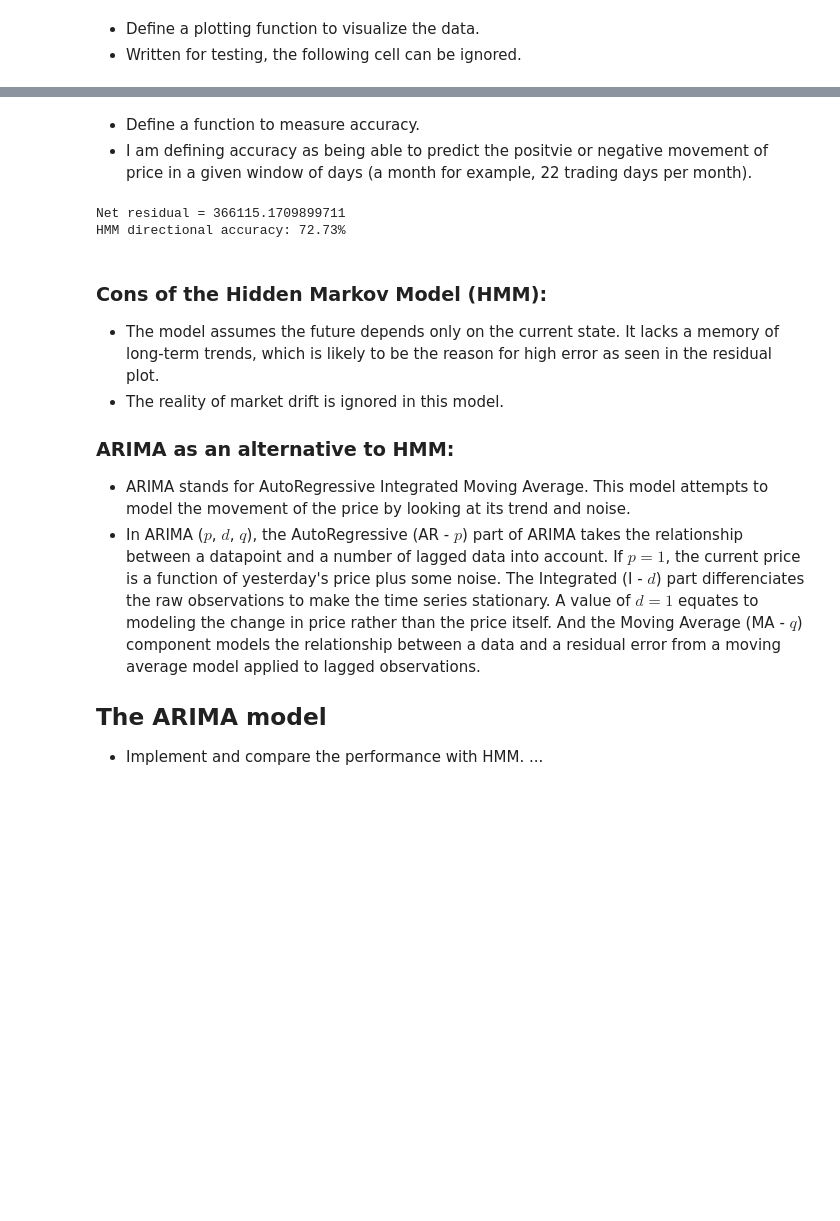
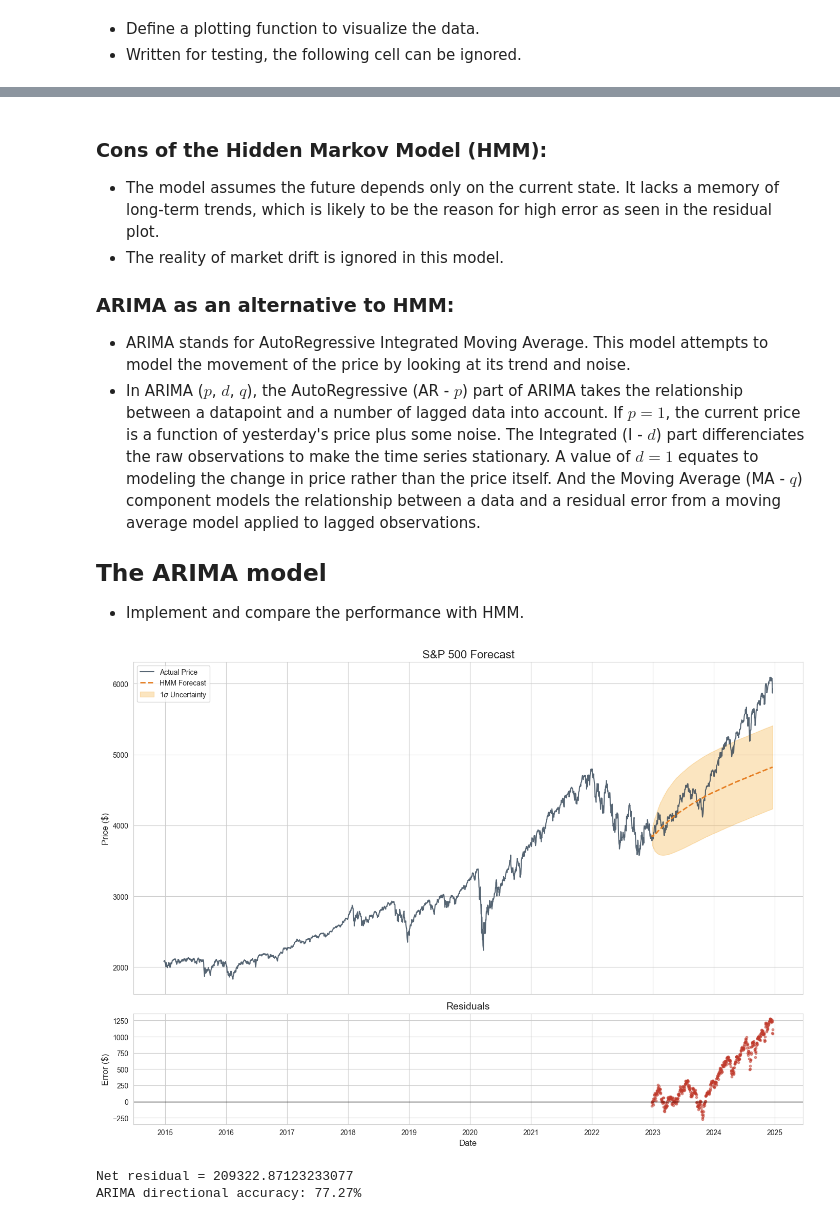
Before and after one commit to sagara92/SandP_Trends_Prediction, a Jupyter notebook: SandP_prediction.ipynb, the cells around one changed output, grey strips where cells are left out. Cells and saved outputs as stored; diff of their text form; code cells hidden in the pictures; blank space fills up the shorter version.

```diff
--- a/SandP_prediction.ipynb
+++ b/SandP_prediction.ipynb
@@ -205,33 +242,3 @@ Loaded data from ./Kaggle_data/sp500_index.csv. Shape: (2517, 2)
-# %% [markdown]
-- Define a function to measure accuracy.
-- I am defining accuracy as being able to predict the positvie or negative movement of price in a given window of days (a month for example, 22 trading days per month).
-# %%
-def directional_accuracy(price, forecast_price, window=22):
-    num_accurate = 0
-    num_windows = len(forecast_df) // window
-
-    residual = sum(price - forecast_price)
-    print(f"Net residual = {residual}")
-
-    for i in range(num_windows):
-        real_direction = 1 if price[i + window] > price[i] else 0
-        forecast_direction = 1 if forecast_price[i + window] > forecast_price[i] else 0
-        if real_direction == forecast_direction:
-            num_accurate += 1
-
-    accuracy = (num_accurate / num_windows) * 100
-
-    return accuracy
-
-
-
-original_price = np.array(df['S&P500'][-forecast_days:])
-forecast_price = np.array(forecast_df['S&P500_forecast'])
-dir_accuracy = directional_accuracy(original_price, forecast_price)
-print(f"HMM directional accuracy: {dir_accuracy:.2f}%")
-# %% [output]
-Net residual = 366115.1709899711
-HMM directional accuracy: 72.73%
 # %% [markdown]
 ### Cons of the Hidden Markov Model (HMM):
 - The model assumes the future depends only on the current state. It lacks a memory of long-term trends, which is likely to be the reason for high error as seen in the residual plot.
@@ -242,4 +249,47 @@ HMM directional accuracy: 72.73%
 
 ## The ARIMA model
 - Implement and compare the performance with HMM.
-...
+# %%
+from statsmodels.tsa.arima.model import ARIMA
+
+def model_predict_arima(df, forecast=forecast_days):
+    """Models and predicts future stock values.
+    df (DataFrame): df containing dates and stock values.
+    forecast (int): number of steps to forecast.
+
+    Returns forecast_df (DataFrame): df containing dates, predicted_values, lower_bound, upper_bound
+    """
+    # Split data for training and testing
+    train_df = df.iloc[:-forecast].copy()
+    test_df = df.iloc[-forecast:].copy()
+
+    # Fit the ARIMA model
+    model = ARIMA(train_df['S&P500'], order=(22, 0, 0), trend='ct')
+    model_fit = model.fit()
+
+    forecast_obj = model_fit.get_forecast(steps=forecast)
+    forecast_prices = forecast_obj.predicted_mean
+    confidence_intervals = forecast_obj.conf_int()
+
+
+    forecast_df = pd.DataFrame({
+        'Date': test_df['Date'].values,
+        'S&P500_forecast': forecast_prices,
+        'S&P500_lower_bound': confidence_intervals['lower S&P500'],
+        'S&P500_upper_bound': confidence_intervals['upper S&P500']
+    })
+
+    return forecast_df
+
+
+forecast_df = model_predict_arima(df, forecast=500)
+plot_forecast(df, forecast_df)
+
+original_price = np.array(df['S&P500'][-len(forecast_df):])
+arima_forecast_price = np.array(forecast_df['S&P500_forecast'])
+arima_dir_accuracy = directional_accuracy(original_price, arima_forecast_price)
+print(f"ARIMA directional accuracy: {arima_dir_accuracy:.2f}%")
+# %% [output]
+[figure, added]
+Net residual = 209322.87123233077
+ARIMA directional accuracy: 77.27%
```
Also changed, not shown: parts of 8 cells of this notebook, 1 other file.
